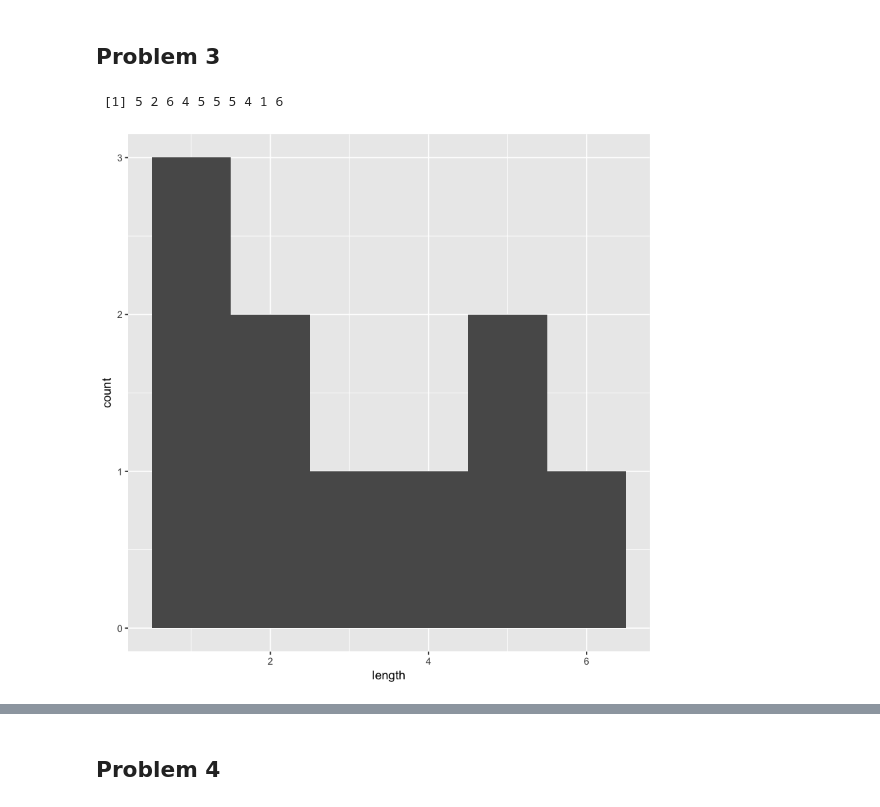
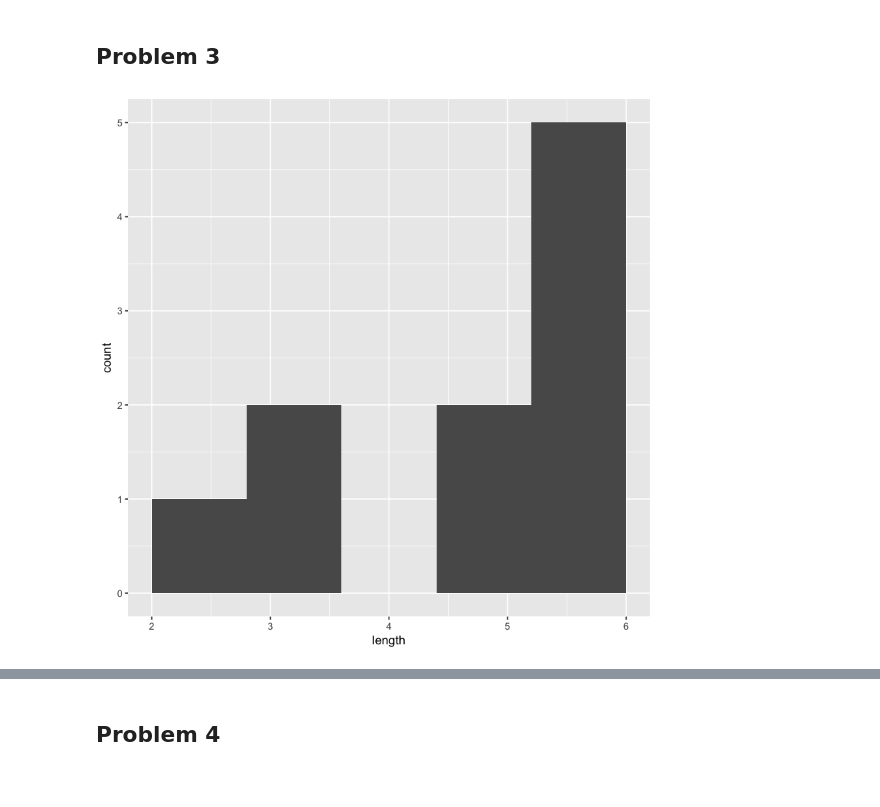
Before and after one commit to yjeet/-Yashitha-Jeet-_DSPN_S18, a Jupyter notebook: Jeet_Homework2.ipynb, the cells around one changed output, grey strips where cells are left out. Cells and saved outputs as stored; diff of their text form; code cells hidden in the pictures.

```diff
--- a/Jeet_Homework2.ipynb
+++ b/Jeet_Homework2.ipynb
@@ -11,20 +11,19 @@ The mean tells us the center of the distribution of the random variable and the
 # %%
 library(ggplot2)
 
 # Experiment 1
-ceiling(runif(10, min = 0, max = 6))
+sim3a = ceiling(runif(10, min = 0, max = 6))
 
 # Distribution
 n1 = 10
 
 a = 0
 b = 6
 
 dat1 = data.frame(length=ceiling(runif(n1, min=a, max=b)))
 ggplot(dat1, aes(length)) +
     geom_histogram(bins = 6, alpha = 1)
 # %% [output]
- [1] 5 2 6 4 5 5 5 4 1 6
-[figure, old version]
+[figure, new version]
 # %%
 # Experiment 2
```
Also changed, not shown: parts of 13 cells of this notebook.
